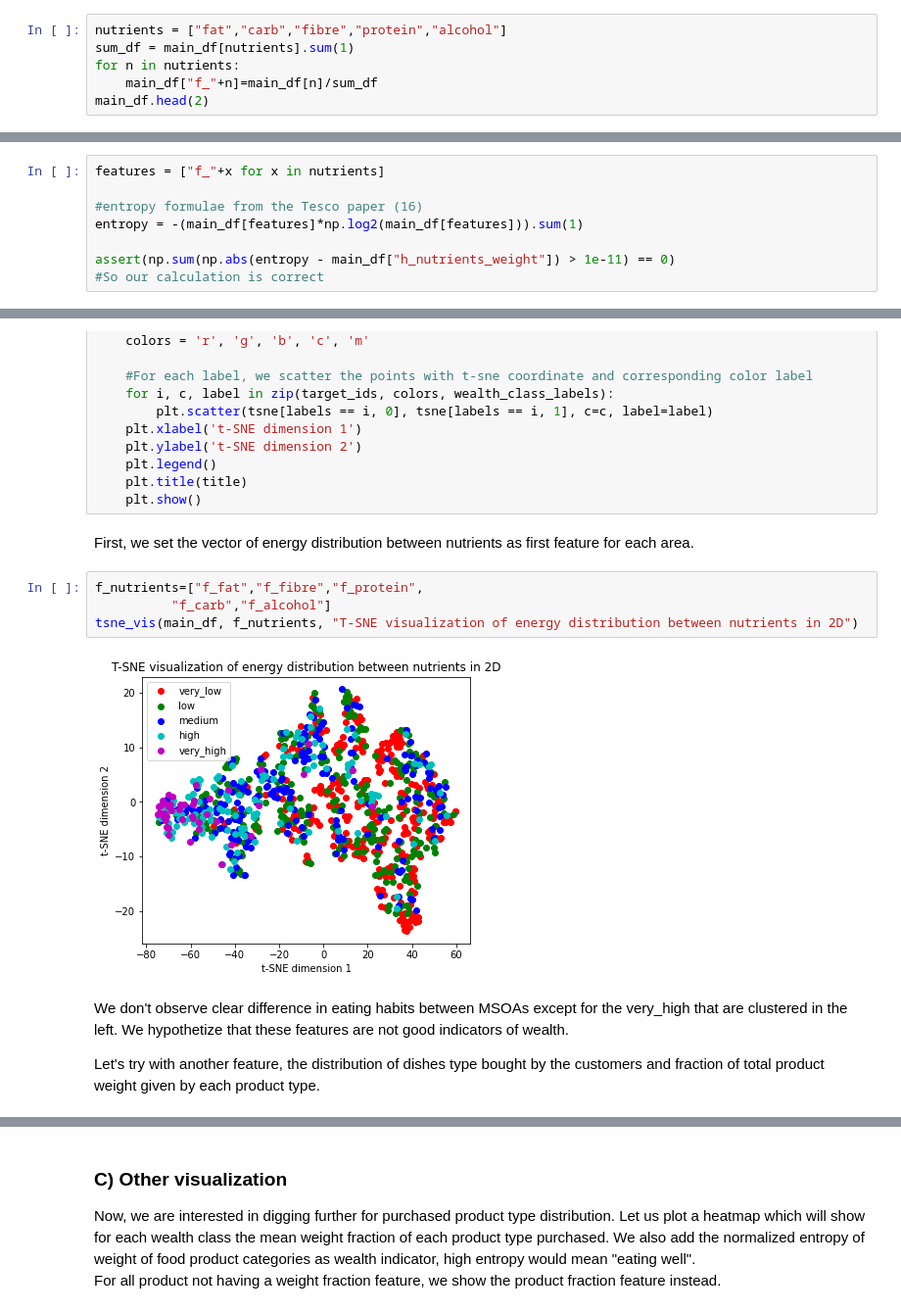
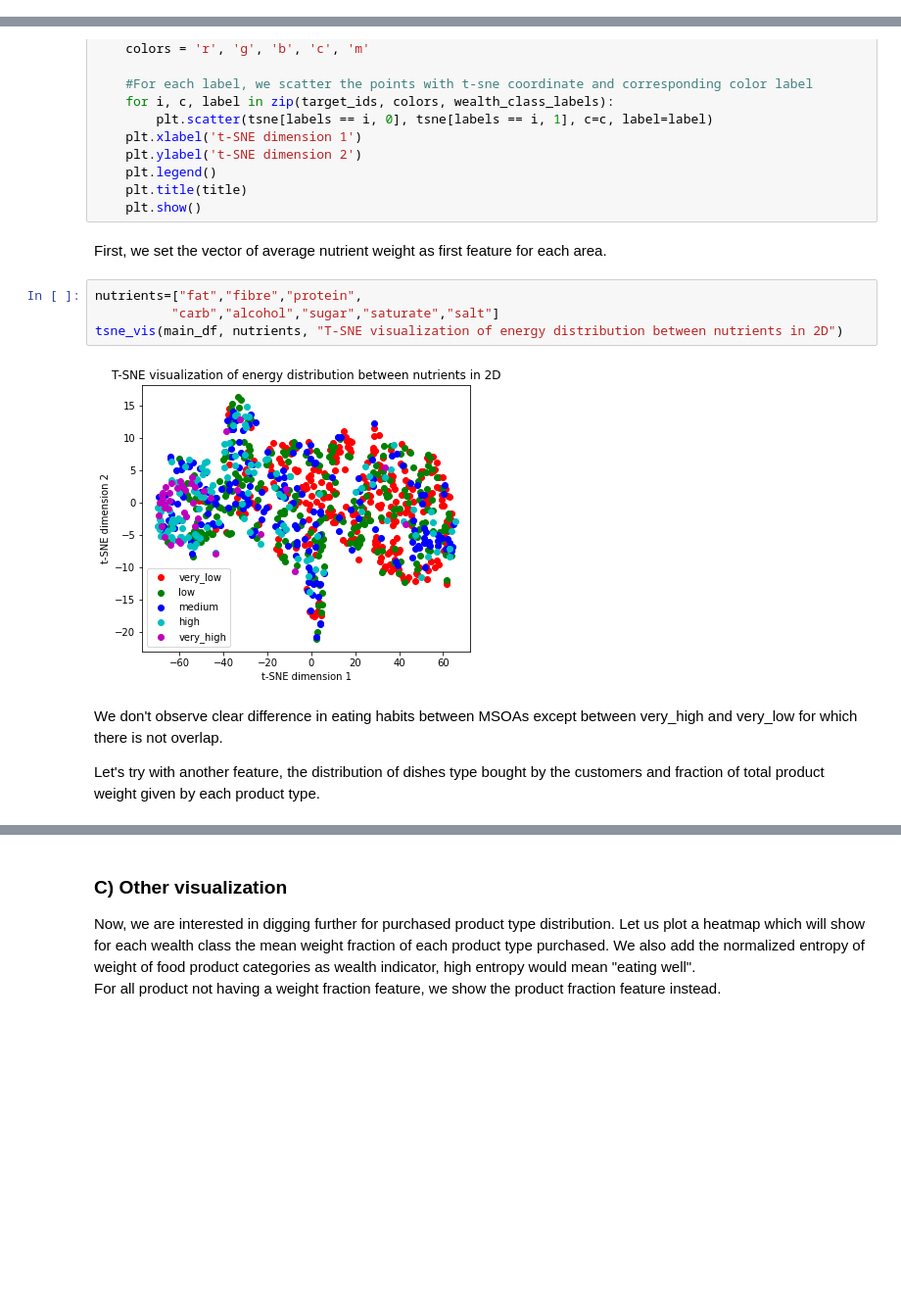
Before and after one commit to epfl-ada/ada-2020-project-milestone-p3-p3_adacadabra, a Jupyter notebook: extension.ipynb, the cells around one changed output, grey strips where cells are left out. Shown at 98% size. Saved outputs shown, nothing was run; the diff lists cells and outputs as text; blank space fills up the shorter version.

```diff
--- a/extension.ipynb
+++ b/extension.ipynb
@@ -124,6 +116,0 @@ $f_{nutrient_i}(a) = \frac{nutrient_i(a)}{\sum_j nutrient_j(a)}$
-# %%
-nutrients = ["fat","carb","fibre","protein","alcohol"]
-sum_df = main_df[nutrients].sum(1)
-for n in nutrients:
-    main_df["f_"+n]=main_df[n]/sum_df
-main_df.head(2)
@@ -137,8 +116,0 @@ Let's validate the calculation by computing the nutrient weight entropy, it shou
-# %%
-features = ["f_"+x for x in nutrients]
-
-#entropy formulae from the Tesco paper (16)
-entropy = -(main_df[features]*np.log2(main_df[features])).sum(1)
-
-assert(np.sum(np.abs(entropy - main_df["h_nutrients_weight"]) > 1e-11) == 0)
-#So our calculation is correct
@@ -300,15 +318,15 @@ def tsne_vis(df, features, title):
     plt.title(title)
     plt.show()
 # %% [markdown]
-First, we set the vector of energy distribution between nutrients as first feature for each area.
+First, we set the vector of average nutrient weight as first feature for each area.
 # %%
-f_nutrients=["f_fat","f_fibre","f_protein",
-          "f_carb","f_alcohol"]
-tsne_vis(main_df, f_nutrients, "T-SNE visualization of energy distribution between nutrients in 2D")
+nutrients=["fat","fibre","protein",
+          "carb","alcohol","sugar","saturate","salt"]
+tsne_vis(main_df, nutrients, "T-SNE visualization of energy distribution between nutrients in 2D")
 # %% [output]
-[figure, old version]
+[figure, new version]
 # %% [markdown]
-We don't observe clear difference in eating habits between MSOAs except for the very_high that are clustered in the left. We hypothetize that these features are not good indicators of wealth.
+We don't observe clear difference in eating habits between MSOAs except between very_high and very_low for which there is not overlap.
 
 Let's try with another feature, the distribution of dishes type bought by the customers and fraction of total product weight given by each product type.
 # %%
```
Also changed, not shown: parts of 51 cells of this notebook.
